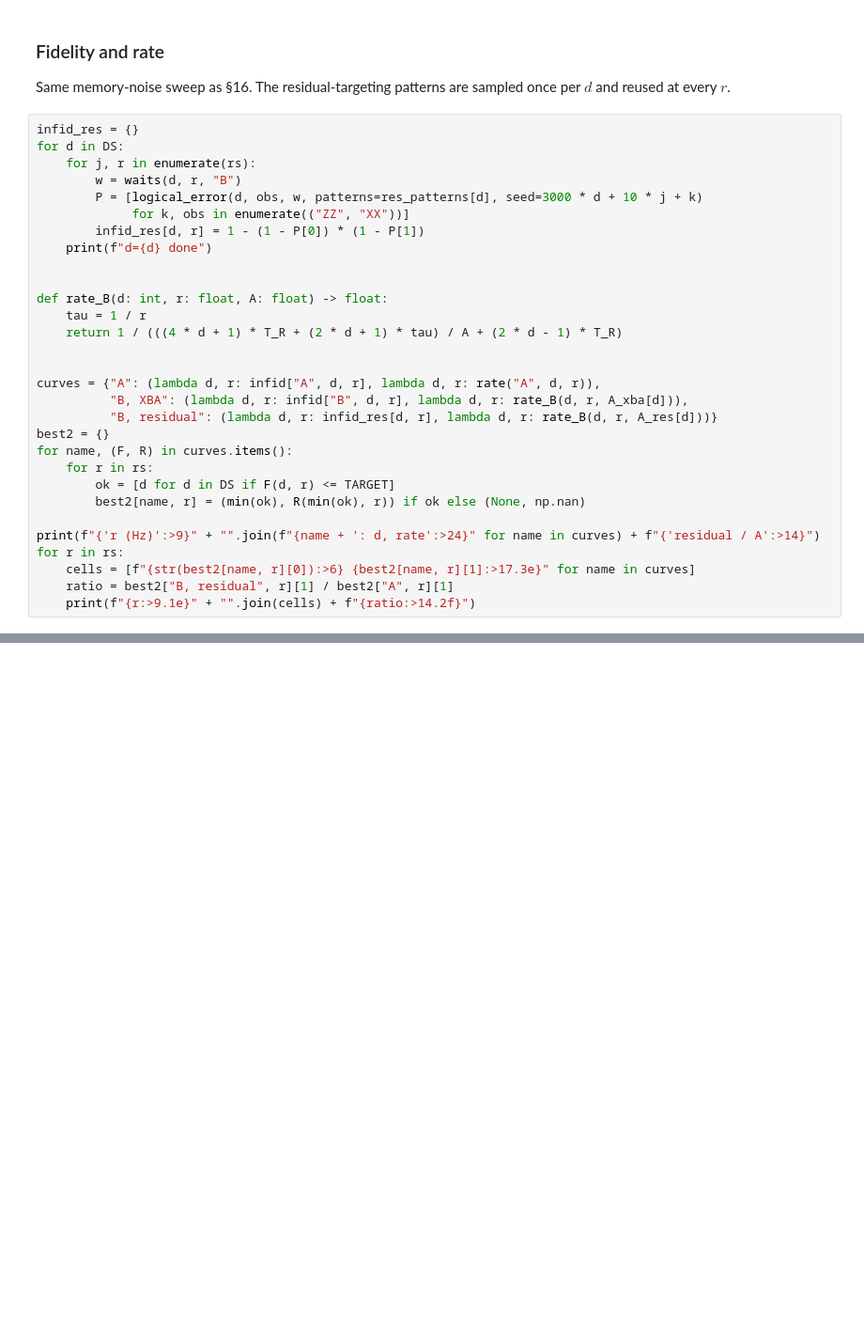
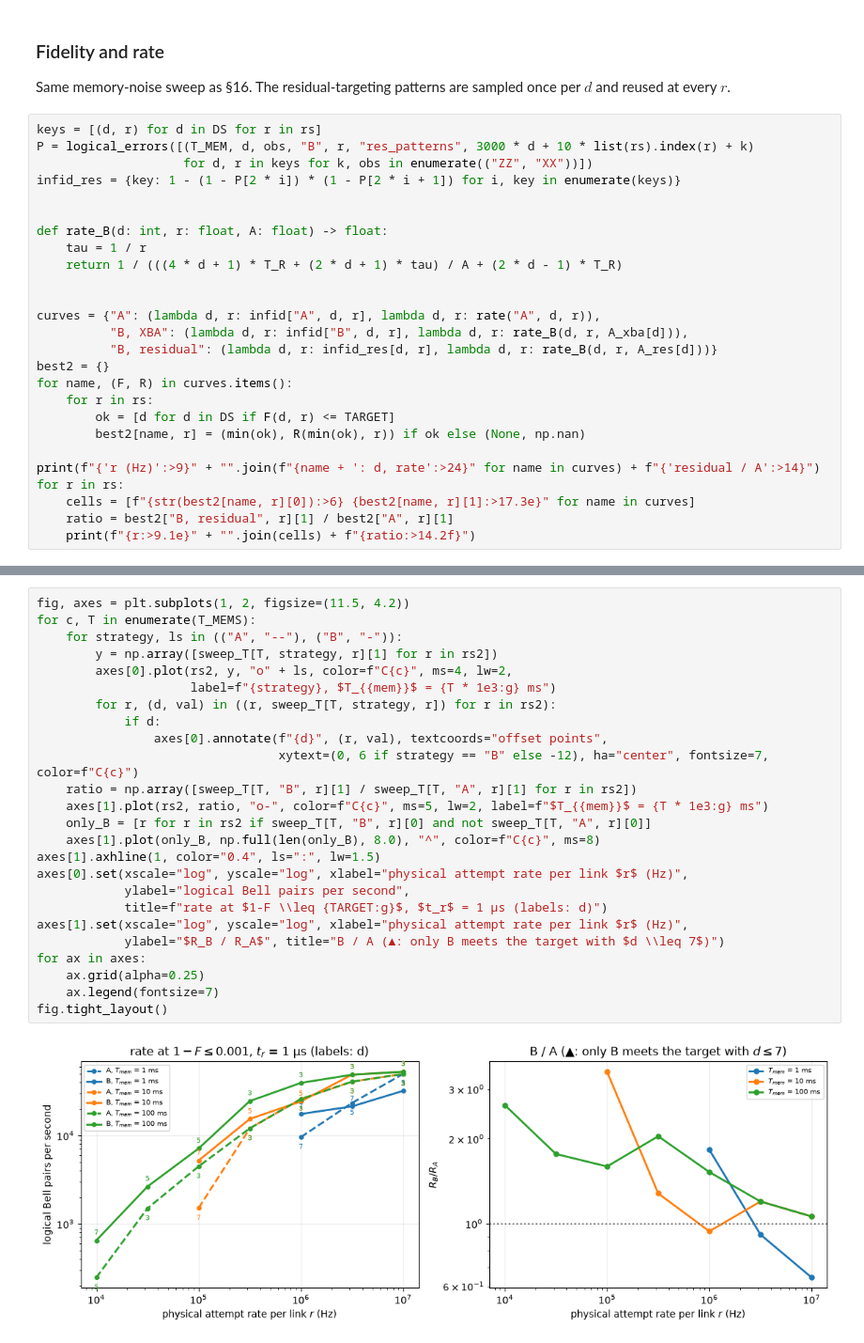
Before and after one commit to felix-burt/dizx, a Jupyter notebook: examples/logical_bell_distillation_rates.ipynb, the cells around one changed output, grey strips where cells are left out. Shown at 94% size. Saved outputs shown, nothing was run; the diff lists cells and outputs as text; blank space fills up the shorter version.

```diff
--- a/examples/logical_bell_distillation_rates.ipynb
+++ b/examples/logical_bell_distillation_rates.ipynb
@@ -1269,14 +1281,10 @@ residual               A=0.9841 | 1:0.21 2:0.76 3:0.03  A=0.9976 | 1:0.03 2:0.21
 
 Same memory-noise sweep as §16. The residual-targeting patterns are sampled once per $d$ and reused at every $r$.
 # %%
-infid_res = {}
-for d in DS:
-    for j, r in enumerate(rs):
-        w = waits(d, r, "B")
-        P = [logical_error(d, obs, w, patterns=res_patterns[d], seed=3000 * d + 10 * j + k)
-             for k, obs in enumerate(("ZZ", "XX"))]
-        infid_res[d, r] = 1 - (1 - P[0]) * (1 - P[1])
-    print(f"d={d} done")
+keys = [(d, r) for d in DS for r in rs]
+P = logical_errors([(T_MEM, d, obs, "B", r, "res_patterns", 3000 * d + 10 * list(rs).index(r) + k)
+                    for d, r in keys for k, obs in enumerate(("ZZ", "XX"))])
+infid_res = {key: 1 - (1 - P[2 * i]) * (1 - P[2 * i + 1]) for i, key in enumerate(keys)}
 
 
 def rate_B(d: int, r: float, A: float) -> float:
@@ -1353,0 +1414,27 @@ fig.tight_layout()
+# %%
+fig, axes = plt.subplots(1, 2, figsize=(11.5, 4.2))
+for c, T in enumerate(T_MEMS):
+    for strategy, ls in (("A", "--"), ("B", "-")):
+        y = np.array([sweep_T[T, strategy, r][1] for r in rs2])
+        axes[0].plot(rs2, y, "o" + ls, color=f"C{c}", ms=4, lw=2,
+                     label=f"{strategy}, $T_{{mem}}$ = {T * 1e3:g} ms")
+        for r, (d, val) in ((r, sweep_T[T, strategy, r]) for r in rs2):
+            if d:
+                axes[0].annotate(f"{d}", (r, val), textcoords="offset points",
+                                 xytext=(0, 6 if strategy == "B" else -12), ha="center", fontsize=7, color=f"C{c}")
+    ratio = np.array([sweep_T[T, "B", r][1] / sweep_T[T, "A", r][1] for r in rs2])
+    axes[1].plot(rs2, ratio, "o-", color=f"C{c}", ms=5, lw=2, label=f"$T_{{mem}}$ = {T * 1e3:g} ms")
+    only_B = [r for r in rs2 if sweep_T[T, "B", r][0] and not sweep_T[T, "A", r][0]]
+    axes[1].plot(only_B, np.full(len(only_B), 8.0), "^", color=f"C{c}", ms=8)
+axes[1].axhline(1, color="0.4", ls=":", lw=1.5)
+axes[0].set(xscale="log", yscale="log", xlabel="physical attempt rate per link $r$ (Hz)",
+            ylabel="logical Bell pairs per second",
+            title=f"rate at $1-F \\leq {TARGET:g}$, $t_r$ = 1 µs (labels: d)")
+axes[1].set(xscale="log", yscale="log", xlabel="physical attempt rate per link $r$ (Hz)",
+            ylabel="$R_B / R_A$", title="B / A (▲: only B meets the target with $d \\leq 7$)")
+for ax in axes:
+    ax.grid(alpha=0.25)
+    ax.legend(fontsize=7)
+fig.tight_layout()
+# %% [output]
+[figure, added]
```
Also changed, not shown: parts of 16 cells of this notebook, 27 other files.
